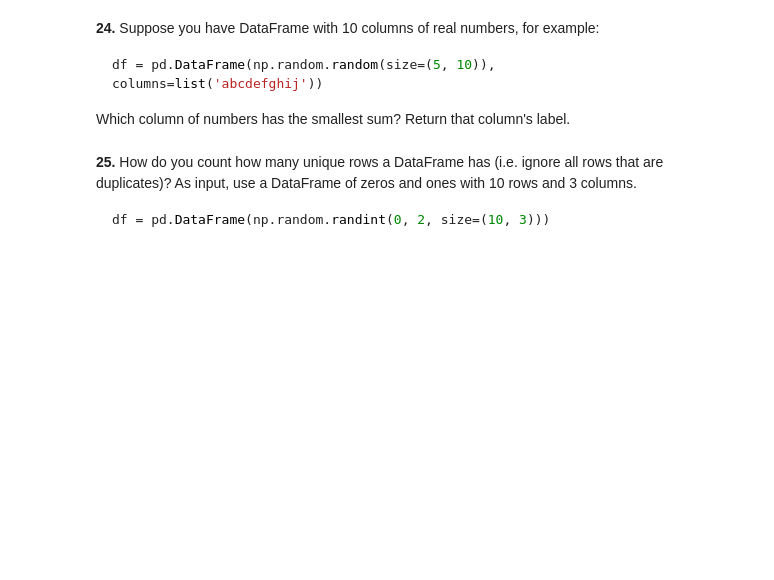
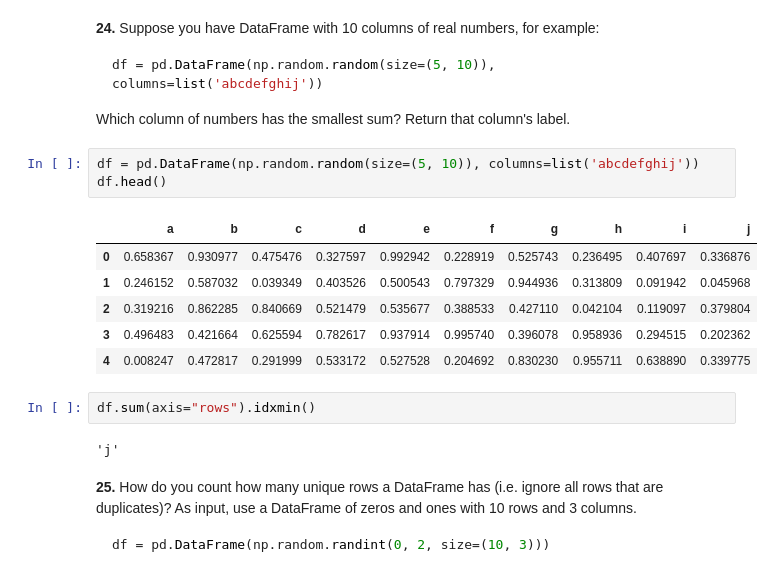
Before and after one commit to shravan-code/100-pandas-puzzles, a Jupyter notebook: 100-pandas-puzzles.ipynb, the cells around one changed output. Cells and saved outputs as stored; diff of their text form; blank space fills up the shorter version.

````diff
--- a/100-pandas-puzzles.ipynb
+++ b/100-pandas-puzzles.ipynb
@@ -154,6 +489,20 @@ how do you subtract the row mean from each element in the row?
 df = pd.DataFrame(np.random.random(size=(5, 10)), columns=list('abcdefghij'))
 ```
 Which column of numbers has the smallest sum?  Return that column's label.
+# %%
+df = pd.DataFrame(np.random.random(size=(5, 10)), columns=list('abcdefghij'))
+df.head()
+# %% [output]
+|  | a | b | c | d | e | f | g | h | i | j |
+| 0 | 0.658367 | 0.930977 | 0.475476 | 0.327597 | 0.992942 | 0.228919 | 0.525743 | 0.236495 | 0.407697 | 0.336876 |
+| 1 | 0.246152 | 0.587032 | 0.039349 | 0.403526 | 0.500543 | 0.797329 | 0.944936 | 0.313809 | 0.091942 | 0.045968 |
+| 2 | 0.319216 | 0.862285 | 0.840669 | 0.521479 | 0.535677 | 0.388533 | 0.427110 | 0.042104 | 0.119097 | 0.379804 |
+| 3 | 0.496483 | 0.421664 | 0.625594 | 0.782617 | 0.937914 | 0.995740 | 0.396078 | 0.958936 | 0.294515 | 0.202362 |
+| 4 | 0.008247 | 0.472817 | 0.291999 | 0.533172 | 0.527528 | 0.204692 | 0.830230 | 0.955711 | 0.638890 | 0.339775 |
+# %%
+df.sum(axis="rows").idxmin()
+# %% [output]
+'j'
 # %% [markdown]
 **25.** How do you count how many unique rows a DataFrame has (i.e. ignore all rows that are duplicates)? As input, use a DataFrame of zeros and ones with 10 rows and 3 columns.
 
````
Also changed, not shown: parts of 57 cells of this notebook.
